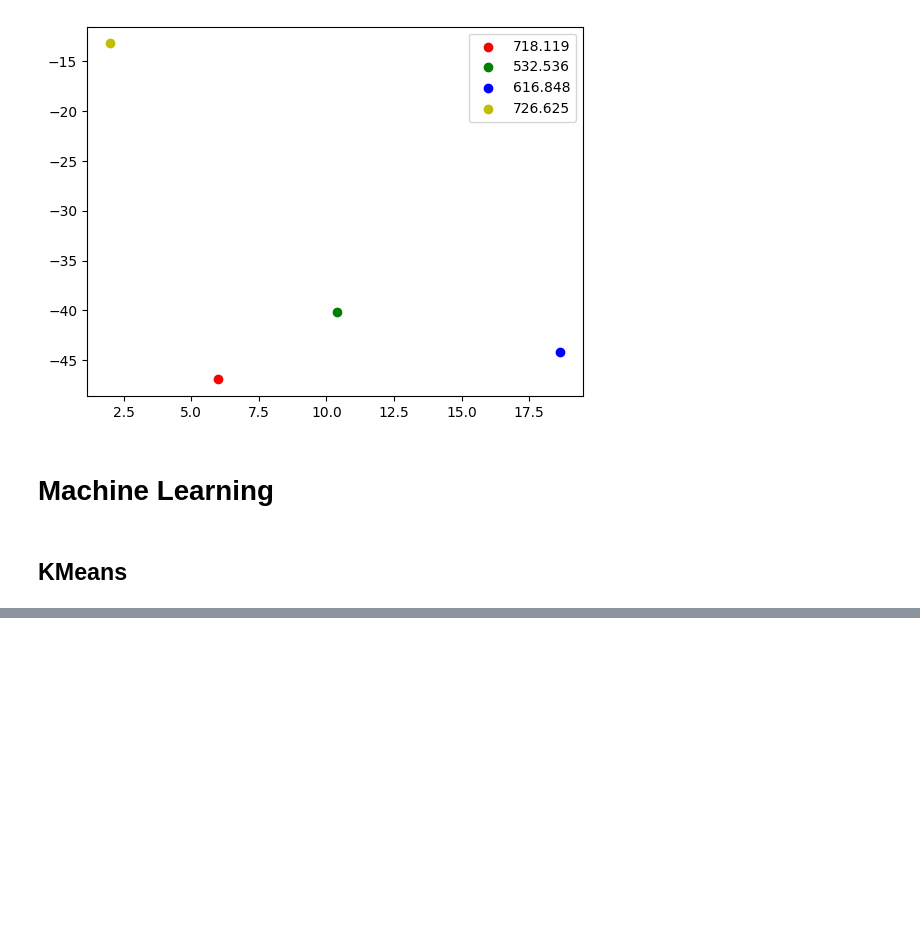
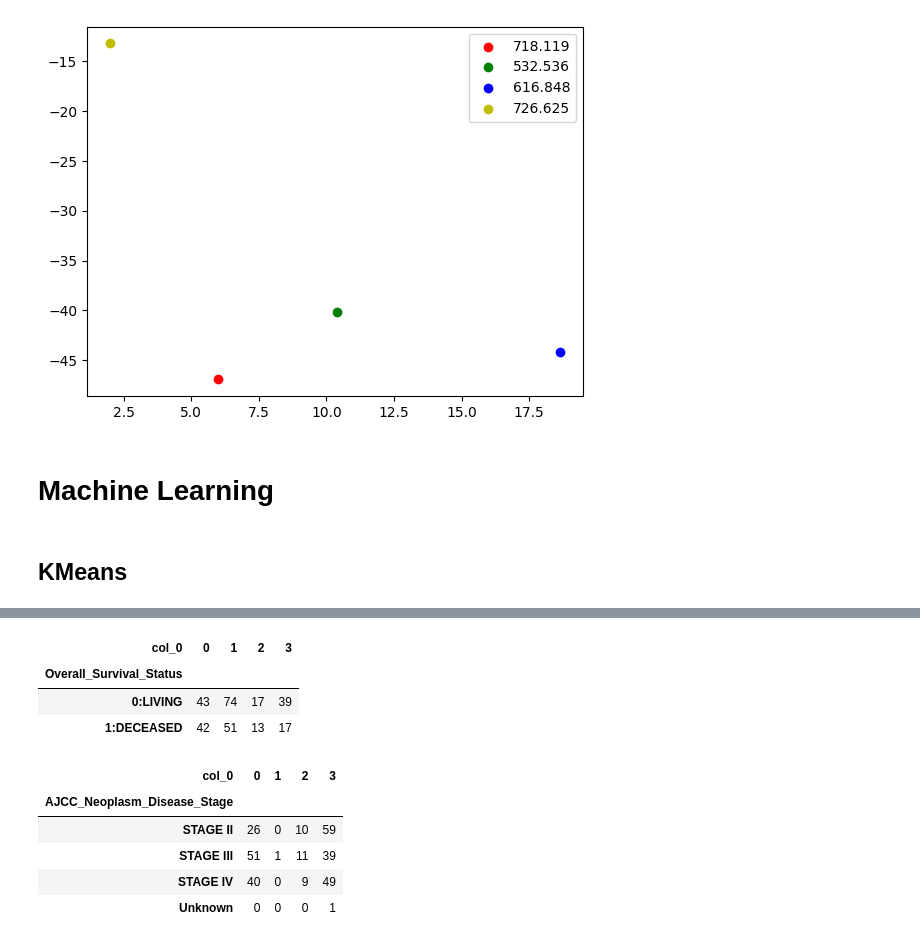
Before and after one commit to tiagomiranda24/Ext_Conhe_Dados_Biologicos, a Jupyter notebook: trabalho_fase3_python.ipynb, the cells around one changed output, grey strips where cells are left out. Saved outputs shown, nothing was run; the diff lists cells and outputs as text; code cells hidden in the pictures; blank space fills up the shorter version.

```diff
--- a/trabalho_fase3_python.ipynb
+++ b/trabalho_fase3_python.ipynb
@@ -383,0 +389,22 @@ plt.show()
+# %%
+kmeans3 = KMeans(n_clusters=4, n_init = "auto")
+res_kmeans = kmeans3.fit(data_mrnaseq_proc).predict(data_mrnaseq_proc)
+
+pd.crosstab(data_bladder_new.loc[:,"Overall_Survival_Status"], res_kmeans)
+# %% [output]
+| col_0 | 0 | 1 | 2 | 3 |
+| Overall_Survival_Status |  |  |  |  |
+| 0:LIVING | 43 | 74 | 17 | 39 |
+| 1:DECEASED | 42 | 51 | 13 | 17 |
+# %%
+kmeans3 = KMeans(n_clusters=4, n_init = "auto")
+res_kmeans = kmeans3.fit(data_mrnaseq_proc).predict(data_mrnaseq_proc)
+
+pd.crosstab(data_bladder_new.loc[:,"AJCC_Neoplasm_Disease_Stage"], res_kmeans)
+# %% [output]
+| col_0 | 0 | 1 | 2 | 3 |
+| AJCC_Neoplasm_Disease_Stage |  |  |  |  |
+| STAGE II | 26 | 0 | 10 | 59 |
+| STAGE III | 51 | 1 | 11 | 39 |
+| STAGE IV | 40 | 0 | 9 | 49 |
+| Unknown | 0 | 0 | 0 | 1 |
```
Also changed, not shown: parts of 3 cells of this notebook.
